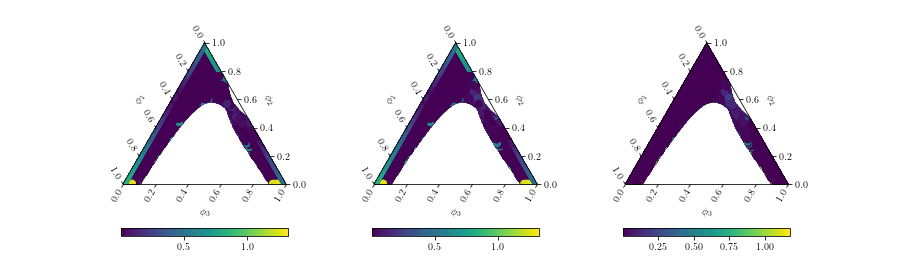
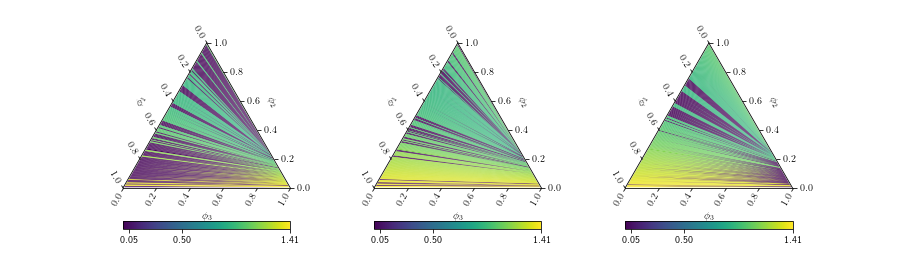
Before and after one commit to kiranvad/polyphase, a Jupyter notebook: notebooks/[ASR]-01-Material_System_Inspection.ipynb, the cells around one changed output. Drawn from its saved outputs; the diff is of its cells as text; code cells hidden in the pictures.

```diff
--- a/notebooks/[ASR]-01-Material_System_Inspection.ipynb
+++ b/notebooks/[ASR]-01-Material_System_Inspection.ipynb
@@ -94,34 +95,38 @@ Computation took 3.55s
 # %%
 # plotting the pair-wise distances of each simplex
-simplex_vertices = []
-colors = []
-for simplex in engine.simplices:
-    coords = [engine.grid[:,x] for x in simplex]
-    [simplex_vertices.append(x) for x in coords]
-    dist = pdist(coords,'euclidean')
-    [colors.append(dist) for _ in range(3)]
+from matplotlib import cm
 
-colors = np.asarray(colors)
-simplex_vertices = np.asarray(simplex_vertices)
+norm = plt.Normalize(0,1.414)
+cmap = cm.viridis
 
 fig, axs = plt.subplots(nrows=1, ncols=3,
                         figsize=(4*3,4),
                         subplot_kw={'projection':'ternary'})
 fig.subplots_adjust(wspace=0.5)
+
+for simplex in engine.simplices:
+    simplex_points = np.asarray([engine.grid[:,x] for x in simplex])
+    dist = pdist(simplex_points,'euclidean')
+
+    for i in range(3):
+        axs[i].fill(simplex_points[:,2], simplex_points[:,0], simplex_points[:,1],
+                   facecolor=cmap(norm(dist[i])))
+
+ticks = [engine.thresh, 0.5,1.414]
 for i in range(3):
-    cax = axs[i].scatter(simplex_vertices[:,2],simplex_vertices[:,0],simplex_vertices[:,1],
-                  c = colors[:,i])
-    fig.colorbar(cax, ax= axs[i], orientation="horizontal", pad=0.2)
     axs[i].set_tlabel(r'$\phi_2$')
     axs[i].set_llabel(r'$\phi_1$')
     axs[i].set_rlabel(r'$\phi_3$')
     axs[i].taxis.set_label_position('tick1')
     axs[i].laxis.set_label_position('tick1')
     axs[i].raxis.set_label_position('tick1')
 
+    fig.colorbar(cm.ScalarMappable(norm=norm, cmap=cmap), ax=axs[i],
+                 orientation='horizontal', ticks=ticks, format='%.2f')
+
 plt.show()
 # %% [output]
-[figure, old version]
+[figure, new version]
 # %%
 # Tests
 # 1. Tangent normal test
```
Also changed, not shown: parts of 16 cells of this notebook, 5 other files.
